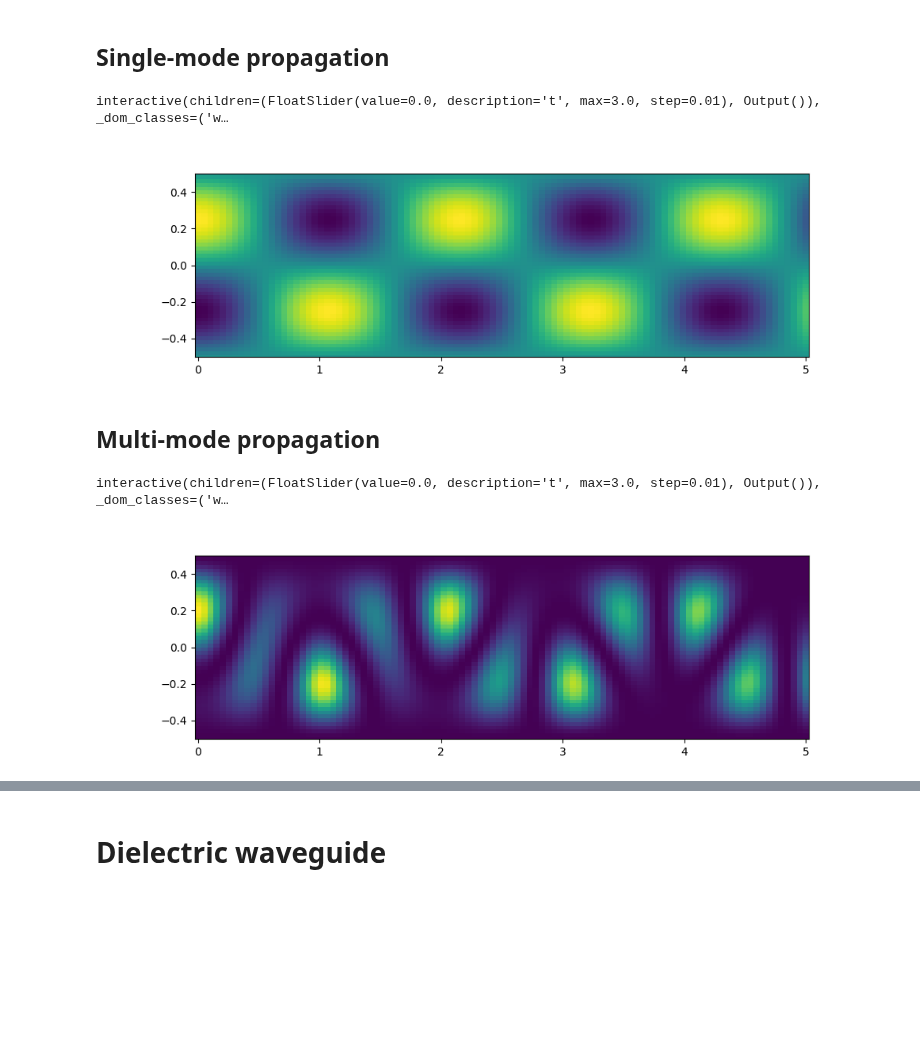
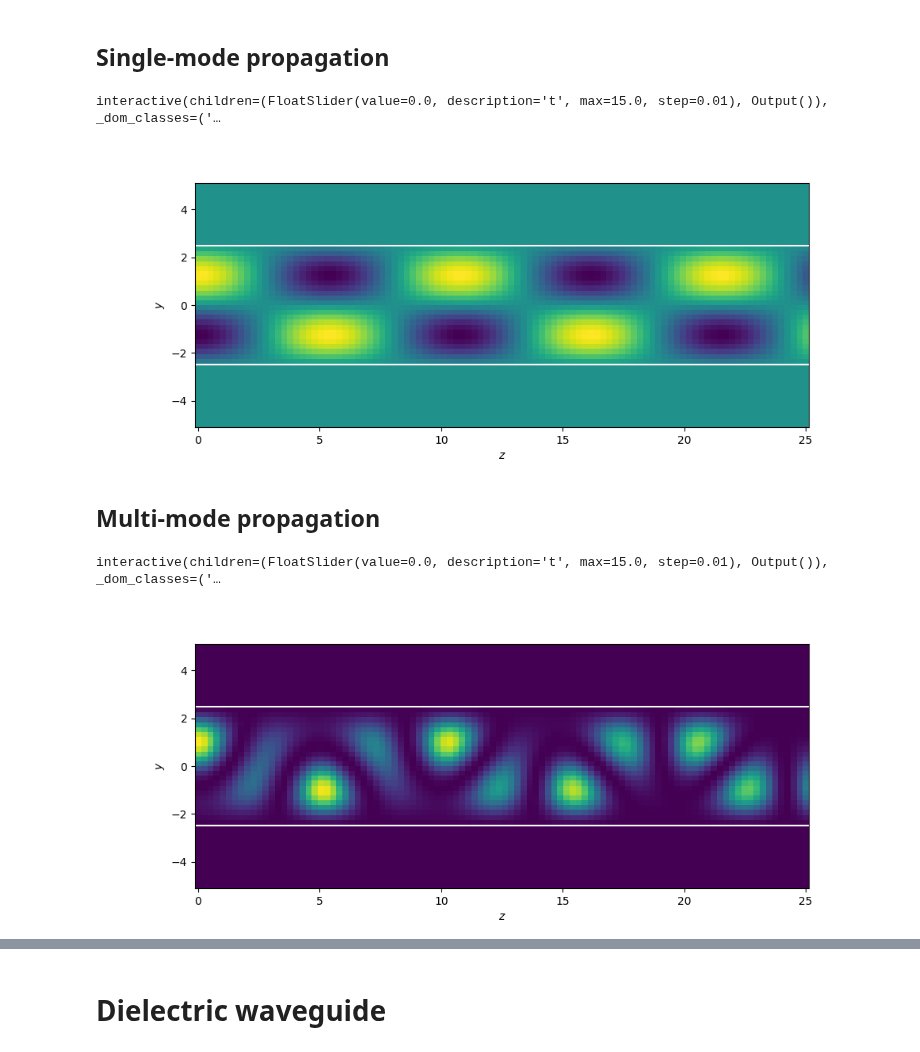
Before and after one commit to diego-fpv/photonics, a Jupyter notebook: waveguide-propagation.ipynb, the cells around one changed output, grey strips where cells are left out. Drawn from its saved outputs; the diff is of its cells as text; code cells hidden in the pictures; blank space fills up the shorter version.

```diff
--- a/waveguide-propagation.ipynb
+++ b/waveguide-propagation.ipynb
@@ -7,19 +6,19 @@ from ipywidgets import interact
 # %% [markdown]
 # Metallic waveguide
 # %%
-d = 1
+d = 5
 
 eps = lambda w: 3
 ky = lambda m: m * np.pi / d
 kz = lambda m, w: np.sqrt(w**2 * eps(w) - ky(m)**2)
 
-y = np.linspace(-d/2, d/2, 50).reshape(-1, 1)
-z = np.linspace(0, 5, 100).reshape(1, -1)
+y = np.linspace(-2*d/2, 2*d/2, 50).reshape(-1, 1)
+z = np.linspace(0, 5*d, 100).reshape(1, -1)
 
 def u(m):
     if m % 2 == 0:
-        return np.sin(ky(m) * y)
-    return np.cos(ky(m) * y)
+        return np.sin(ky(m) * y) * (np.abs(y) < d/2)
+    return np.cos(ky(m) * y) * (np.abs(y) < d/2)
 
 def E_p(m, w, t=0, phi=0):
     return u(m) * np.cos(kz(m, w) * z - w * t + phi)
@@ -38,31 +53,39 @@ plt.pcolormesh(z, y, E_p(2, 4, 0.1))
 # %% [markdown]
 ## Single-mode propagation
 # %%
-fig, ax = plt.subplots(1, figsize=(10, 3))
-mesh_1mode = ax.pcolormesh(z, y, E_p(2, 4, 0),
-                           alpha=1)
-ax.set_ylim(-d/2, d/2)
+fig, ax = plt.subplots(1, figsize=(10, 4))
+mesh_1mode = ax.pcolormesh(z, y, E_p(m=2, w=4/d))
+ax.axhline(y=d/2, c="w")
+ax.axhline(y=-d/2, c="w")
+ax.set_xlabel("$z$")
+ax.set_ylabel("$y$")
 
-@interact(t=(0, 3, 0.01))
+@interact(t=(0, 3*d, 0.01))
 def time_evol(t=0):
-    mesh_1mode.set_array(E_p(2, 4, t).ravel())
+    mesh_1mode.set_array(E_p(m=2, w=4/d, t=t).ravel())
     plt.draw()
 # %% [output]
-interactive(children=(FloatSlider(value=0.0, description='t', max=3.0, step=0.01), Output()), _dom_classes=('w…
+interactive(children=(FloatSlider(value=0.0, description='t', max=15.0, step=0.01), Output()), _dom_classes=('…
-[figure, old version]
+[figure, new version]
 # %% [markdown]
 ## Multi-mode propagation
 # %%
-fig, ax = plt.subplots(1, figsize=(10, 3))
-mesh_2modes = ax.pcolormesh(z, y, np.abs(E_p(1, 4, 0) + E_p(2, 4, 0))**2,
+m1, m2 = 1, 2
+w = 4/d
+
+fig, ax = plt.subplots(1, figsize=(10, 4))
+mesh_2modes = ax.pcolormesh(z, y, np.abs(E_p(m1, w, 0) + E_p(m2, w, 0))**2,
                            alpha=1)
-ax.set_ylim(-d/2, d/2)
+ax.axhline(y=d/2, c="w")
+ax.axhline(y=-d/2, c="w")
+ax.set_xlabel("$z$")
+ax.set_ylabel("$y$")
 
-@interact(t=(0, 3, 0.01))
+@interact(t=(0, 3*d, 0.01))
 def time_evol(t=0):
-    mesh_2modes.set_array(np.abs(E_p(1, 4, 0) + E_p(2, 4, t)).ravel()**2)
+    mesh_2modes.set_array(np.abs(E_p(m1, w, t) + E_p(m2, w, t)).ravel()**2)
     plt.draw()
 # %% [output]
-interactive(children=(FloatSlider(value=0.0, description='t', max=3.0, step=0.01), Output()), _dom_classes=('w…
+interactive(children=(FloatSlider(value=0.0, description='t', max=15.0, step=0.01), Output()), _dom_classes=('…
-[figure, old version]
+[figure, new version]
 # %%
```
Also changed, not shown: parts of 11 cells of this notebook.
